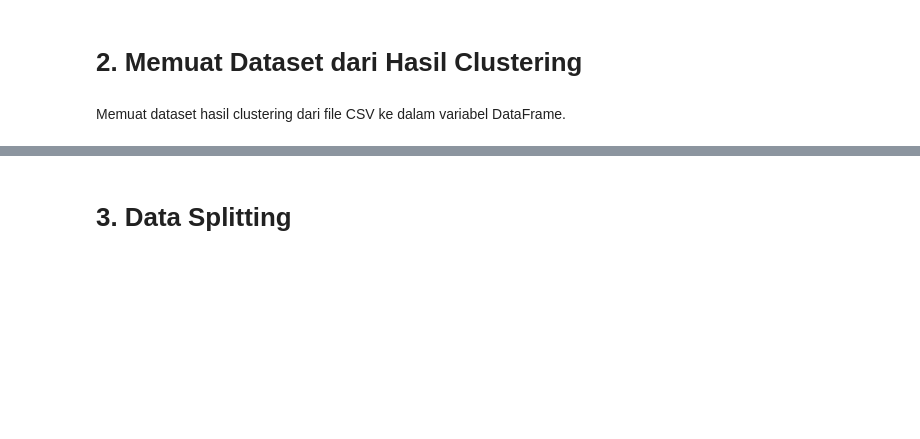
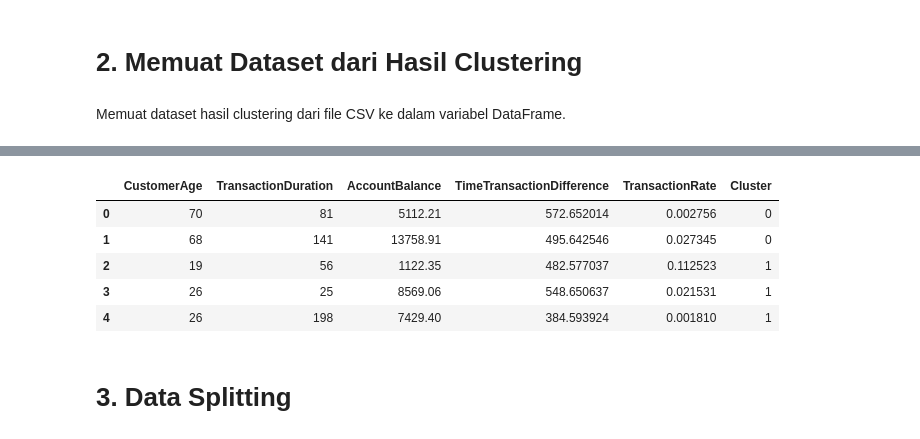
Before and after one commit to hayhalo/Project-Akhir-Belajar-ML-untuk-Pemula, a Jupyter notebook: [Klasifikasi]_Submission_Akhir_BMLP_Muhammad Husni Zahran Nugrahanto.ipynb, the cells around one changed output, grey strips where cells are left out. Cells and saved outputs as stored; diff of their text form; code cells hidden in the pictures; blank space fills up the shorter version.

```diff
--- a/[Klasifikasi]_Submission_Akhir_BMLP_Muhammad Husni Zahran Nugrahanto.ipynb
+++ b/[Klasifikasi]_Submission_Akhir_BMLP_Muhammad Husni Zahran Nugrahanto.ipynb
@@ -15,3 +34,14 @@ Memuat dataset hasil clustering dari file CSV ke dalam variabel DataFrame.
+# %%
+features = df.drop(columns=['AverageTransaction', 'TransactionAmount', 'LoginAttempts']).select_dtypes(include=['number']).columns.tolist()
+df_clas = df[features]
+df_clas.head()
+# %% [output]
+|  | CustomerAge | TransactionDuration | AccountBalance | TimeTransactionDifference | TransactionRate | Cluster |
+| 0 | 70 | 81 | 5112.21 | 572.652014 | 0.002756 | 0 |
+| 1 | 68 | 141 | 13758.91 | 495.642546 | 0.027345 | 0 |
+| 2 | 19 | 56 | 1122.35 | 482.577037 | 0.112523 | 1 |
+| 3 | 26 | 25 | 8569.06 | 548.650637 | 0.021531 | 1 |
+| 4 | 26 | 198 | 7429.40 | 384.593924 | 0.001810 | 1 |
 # %% [markdown]
 # **3. Data Splitting**
 # %% [markdown]
```
Also changed, not shown: parts of 28 cells of this notebook.
